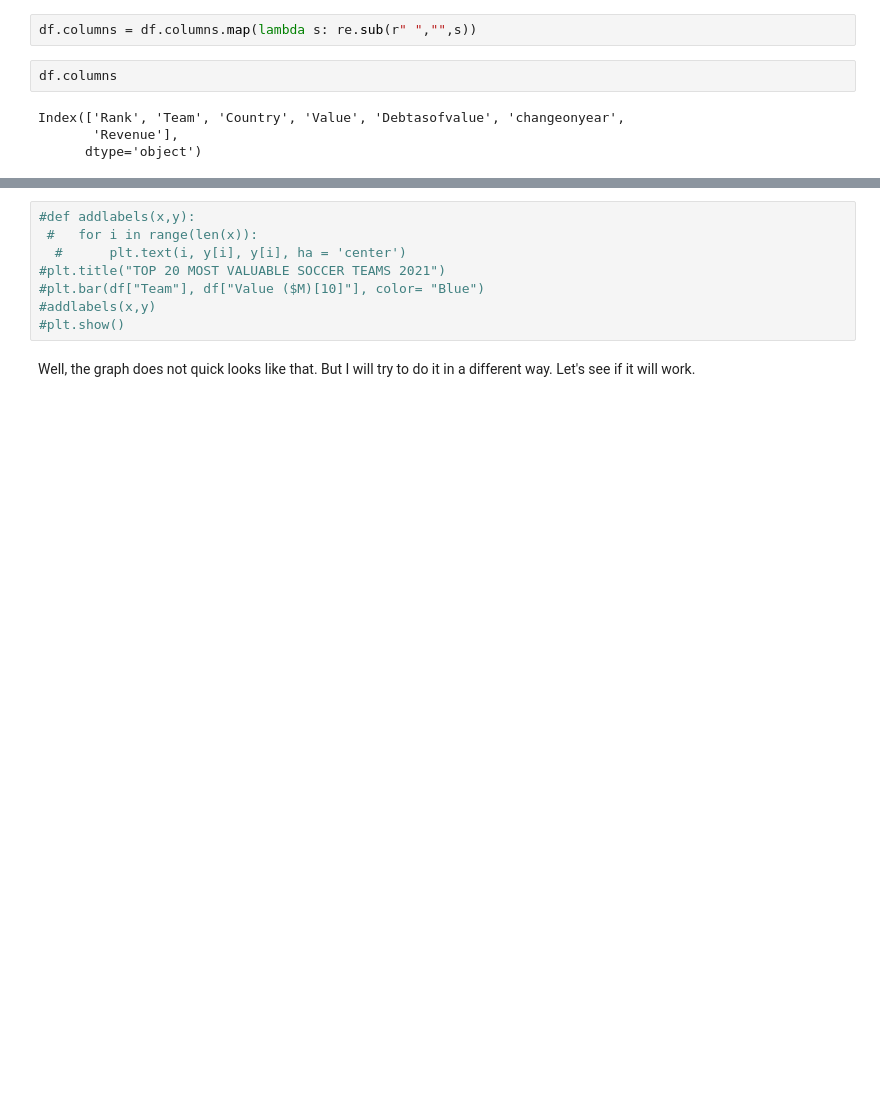
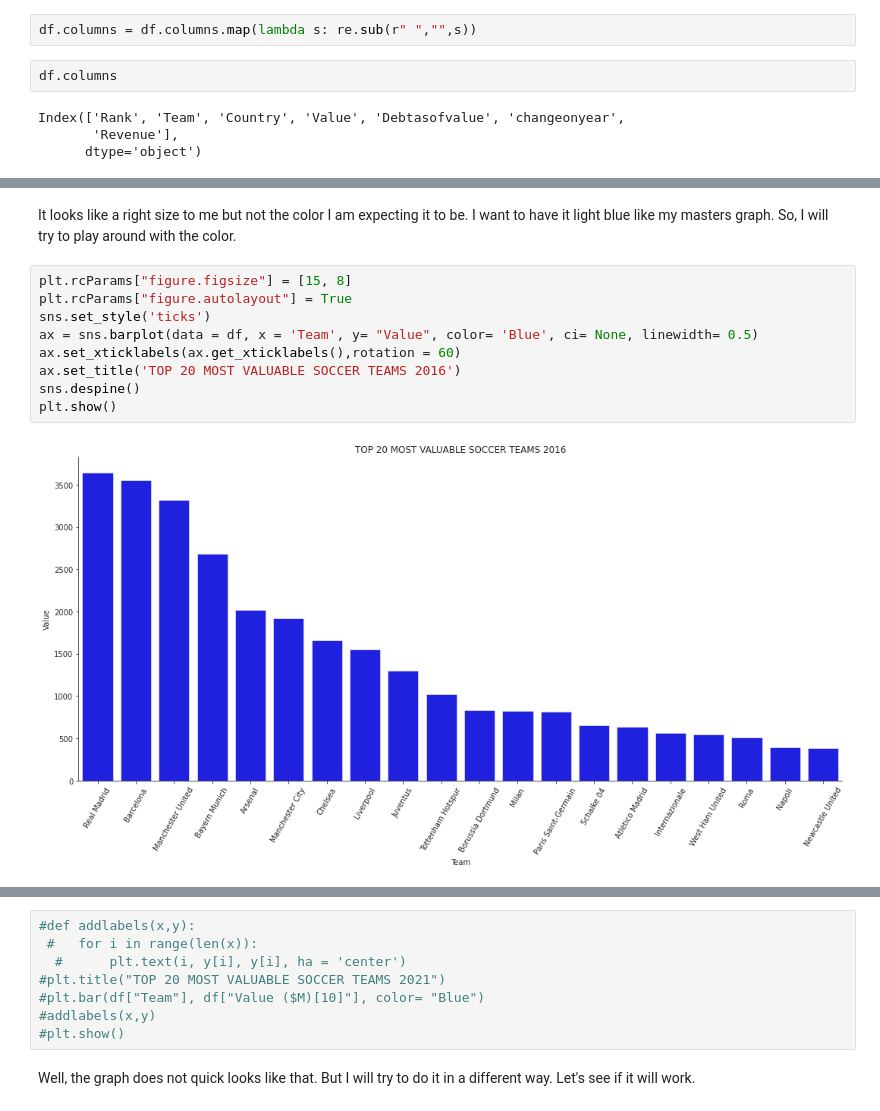
Before and after one commit to khatriprajwol/Data-Visualization-, a Jupyter notebook: Recreating The Master .ipynb, the cells around one changed output, grey strips where cells are left out. Cells and saved outputs as stored; diff of their text form; blank space fills up the shorter version.

```diff
--- a/Recreating The Master .ipynb
+++ b/Recreating The Master .ipynb
@@ -134,0 +167,13 @@ Now, I will apply this to my old table. In the below table now we can see the cl
+# %% [markdown]
+It looks like a right size to me but not the color I am expecting it to be. I want to have it light blue like my masters graph. So, I will try to play around with the color.
+# %%
+plt.rcParams["figure.figsize"] = [15, 8]
+plt.rcParams["figure.autolayout"] = True
+sns.set_style('ticks')
+ax = sns.barplot(data = df, x = 'Team', y= "Value", color= 'Blue', ci= None, linewidth= 0.5)
+ax.set_xticklabels(ax.get_xticklabels(),rotation = 60)
+ax.set_title('TOP 20 MOST VALUABLE SOCCER TEAMS 2016')
+sns.despine()
+plt.show()
+# %% [output]
+[figure, added]
```
Also changed, not shown: parts of 10 cells of this notebook.
